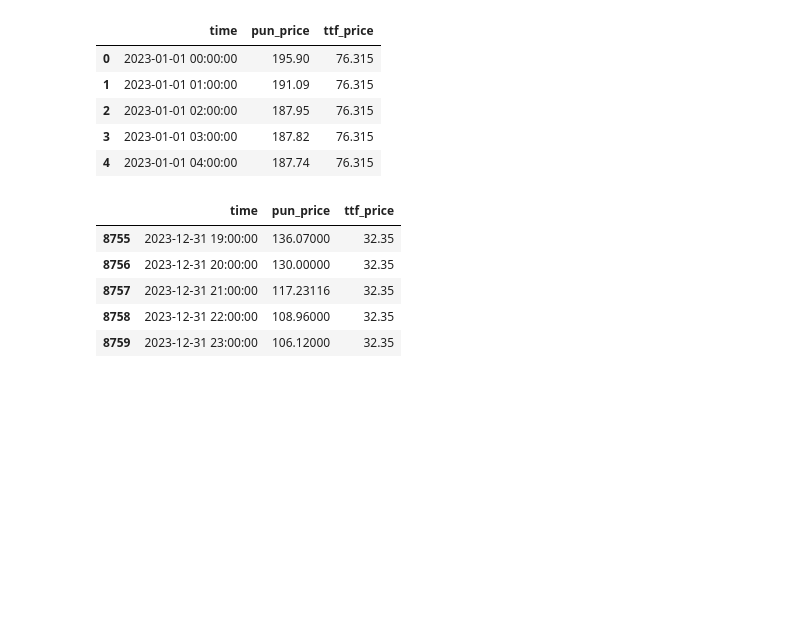
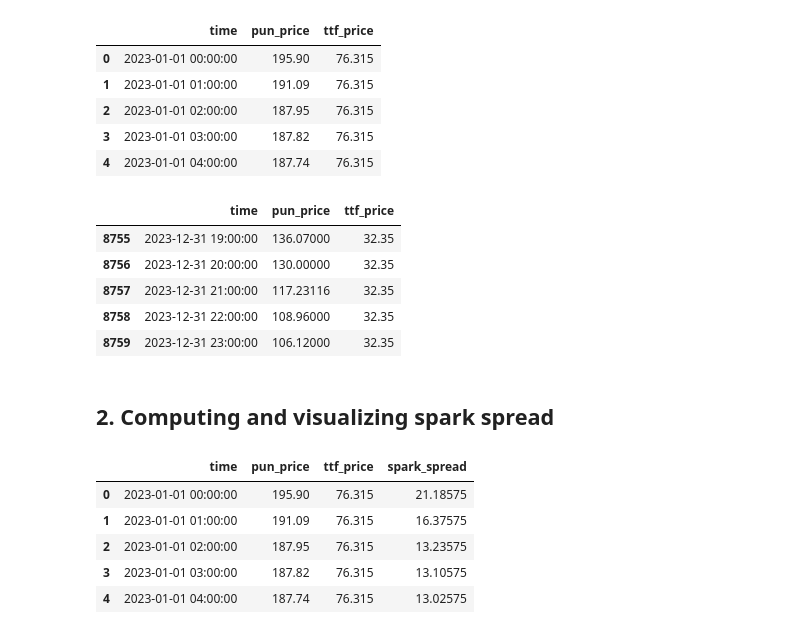
Before and after one commit to Frascus/ccgt-valuation, a Jupyter notebook: analysis.ipynb, the cells around one changed output. Cells and saved outputs as stored; diff of their text form; code cells hidden in the pictures; blank space fills up the shorter version.

```diff
--- a/analysis.ipynb
+++ b/analysis.ipynb
@@ -1,3 +1,19 @@
+# %%
+import data_loader
+import dispatch
+import plotting
+import pandas as pd
+import numpy as np
+import matplotlib.pyplot as plt
+
+#CONSTANTS
+CCGT_POWER=400 #MW
+HEAT_RATE=1.95 #MW of gas to produce 1 MW of electricy
+START_UP_COST=15000 #EUR
+MIN_UP_TIME=4 #HOURS
+MIN_DOWN_TIME=4 #HOURS
+EMISSION_FACTOR=0.37 # tons of CO2 per MWh of electricity produced
+CO2_PRICE=70 #EUR/ton eventually to be replaced with price series
 # %% [markdown]
 # CCGT valuation — data loading and analysis
 
@@ -37,3 +50,22 @@ diagnostic OK: 8760 hours, 365 days (363 x 24h, one 23h, one 25h), no missing va
 | 8757 | 2023-12-31 21:00:00 | 117.23116 | 32.35 |
 | 8758 | 2023-12-31 22:00:00 | 108.96000 | 32.35 |
 | 8759 | 2023-12-31 23:00:00 | 106.12000 | 32.35 |
+# %% [markdown]
+## 2. Computing and visualizing spark spread
+# %%
+pun_ttf_prices["spark_spread"]=dispatch.compute_spark_spread(
+    pun_price=pun_ttf_prices["pun_price"],
+    ttf_price=pun_ttf_prices["ttf_price"],
+    heat_rate=HEAT_RATE,
+    emission_factor=EMISSION_FACTOR,
+    co2_price=CO2_PRICE,
+)
+
+pun_ttf_prices.head()
+# %% [output]
+|  | time | pun_price | ttf_price | spark_spread |
+| 0 | 2023-01-01 00:00:00 | 195.90 | 76.315 | 21.18575 |
+| 1 | 2023-01-01 01:00:00 | 191.09 | 76.315 | 16.37575 |
+| 2 | 2023-01-01 02:00:00 | 187.95 | 76.315 | 13.23575 |
+| 3 | 2023-01-01 03:00:00 | 187.82 | 76.315 | 13.10575 |
+| 4 | 2023-01-01 04:00:00 | 187.74 | 76.315 | 13.02575 |
```
Also changed, not shown: parts of 2 cells of this notebook.
